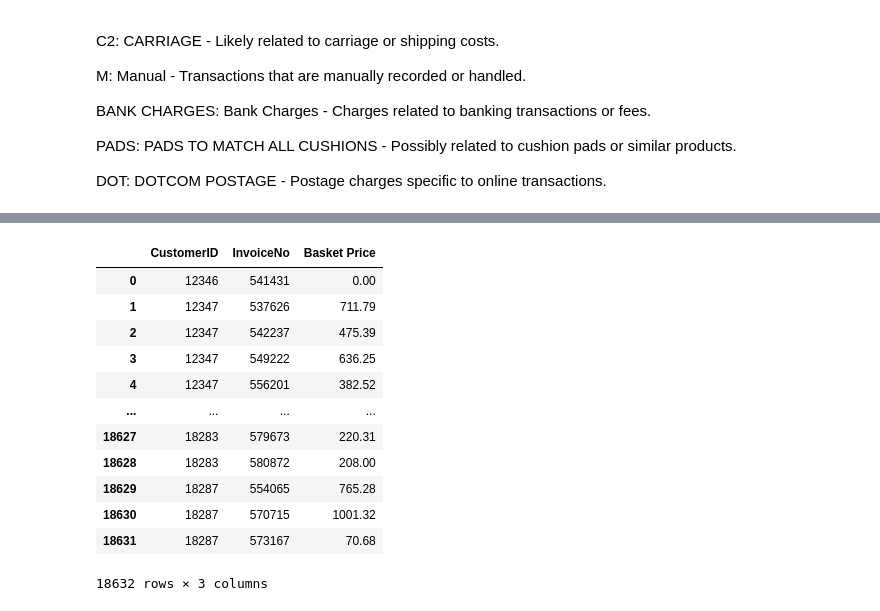
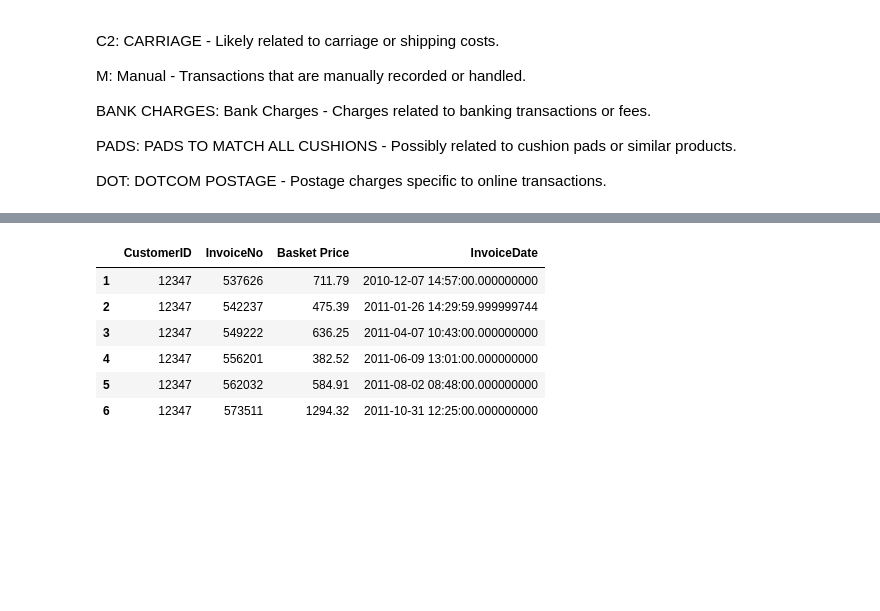
Before and after one commit to 464venkatsai/CustomerSegmentationAnalysis, a Jupyter notebook: Customer Segementation.ipynb, the cells around one changed output, grey strips where cells are left out. Saved outputs shown, nothing was run; the diff lists cells and outputs as text; code cells hidden in the pictures; blank space fills up the shorter version.

```diff
--- a/Customer Segementation.ipynb
+++ b/Customer Segementation.ipynb
@@ -342,18 +342,20 @@ df_cleaned.sort_values("CustomerID")[:5]
 | 428970 | 573511 | 47559B | TEA TIME OVEN GLOVE | 10 | 2011-10-31 12:25:00 | 1.25 | 12347 | Iceland | ... |
 | 428969 | 573511 | 47567B | TEA TIME KITCHEN APRON | 6 | 2011-10-31 12:25:00 | 5.95 | 12347 | Iceland | ... |
 # %%
-df_cleaned.groupby(["CustomerID","InvoiceNo"],as_index=False)["TotalPrice"].sum().rename(columns={"TotalPrice":"Basket Price"})
+basket_price = df_cleaned.groupby(["CustomerID","InvoiceNo"],as_index=False)["TotalPrice"].sum().rename(columns={"TotalPrice":"Basket Price"})
+df_cleaned['InvoiceDate_int'] = df_cleaned['InvoiceDate'].astype('int64')
+temp = df_cleaned.groupby(by=['CustomerID', 'InvoiceNo'], as_index=False)['InvoiceDate_int'].mean()
+df_cleaned.drop('InvoiceDate_int', axis = 1, inplace = True)
+basket_price.loc[:, 'InvoiceDate'] = pd.to_datetime(temp['InvoiceDate_int'])
+#______________________________________
+# selection des entrées significatives:
+basket_price = basket_price[basket_price['Basket Price'] > 0]
+basket_price.sort_values('CustomerID')[:6]
 # %% [output]
-|  | CustomerID | InvoiceNo | Basket Price |
-| 0 | 12346 | 541431 | 0.00 |
-| 1 | 12347 | 537626 | 711.79 |
-| 2 | 12347 | 542237 | 475.39 |
-| 3 | 12347 | 549222 | 636.25 |
-| 4 | 12347 | 556201 | 382.52 |
-| ... | ... | ... | ... |
-| 18627 | 18283 | 579673 | 220.31 |
-| 18628 | 18283 | 580872 | 208.00 |
-| 18629 | 18287 | 554065 | 765.28 |
-| 18630 | 18287 | 570715 | 1001.32 |
-| 18631 | 18287 | 573167 | 70.68 |
+|  | CustomerID | InvoiceNo | Basket Price | InvoiceDate |
+| 1 | 12347 | 537626 | 711.79 | 2010-12-07 14:57:00.000000000 |
+| 2 | 12347 | 542237 | 475.39 | 2011-01-26 14:29:59.999999744 |
+| 3 | 12347 | 549222 | 636.25 | 2011-04-07 10:43:00.000000000 |
+| 4 | 12347 | 556201 | 382.52 | 2011-06-09 13:01:00.000000000 |
+| 5 | 12347 | 562032 | 584.91 | 2011-08-02 08:48:00.000000000 |
+| 6 | 12347 | 573511 | 1294.32 | 2011-10-31 12:25:00.000000000 |
-18632 rows × 3 columns
```
Also changed, not shown: parts of 3 cells of this notebook, 1 other file.
